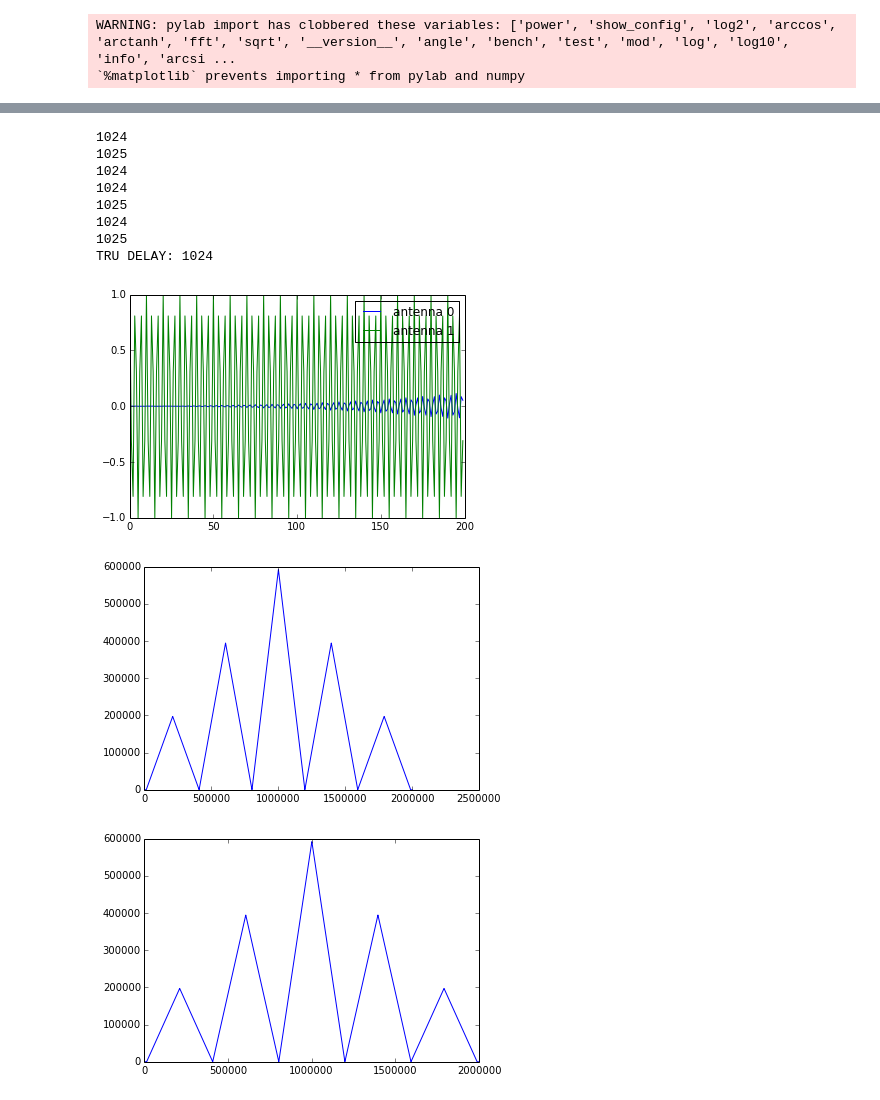
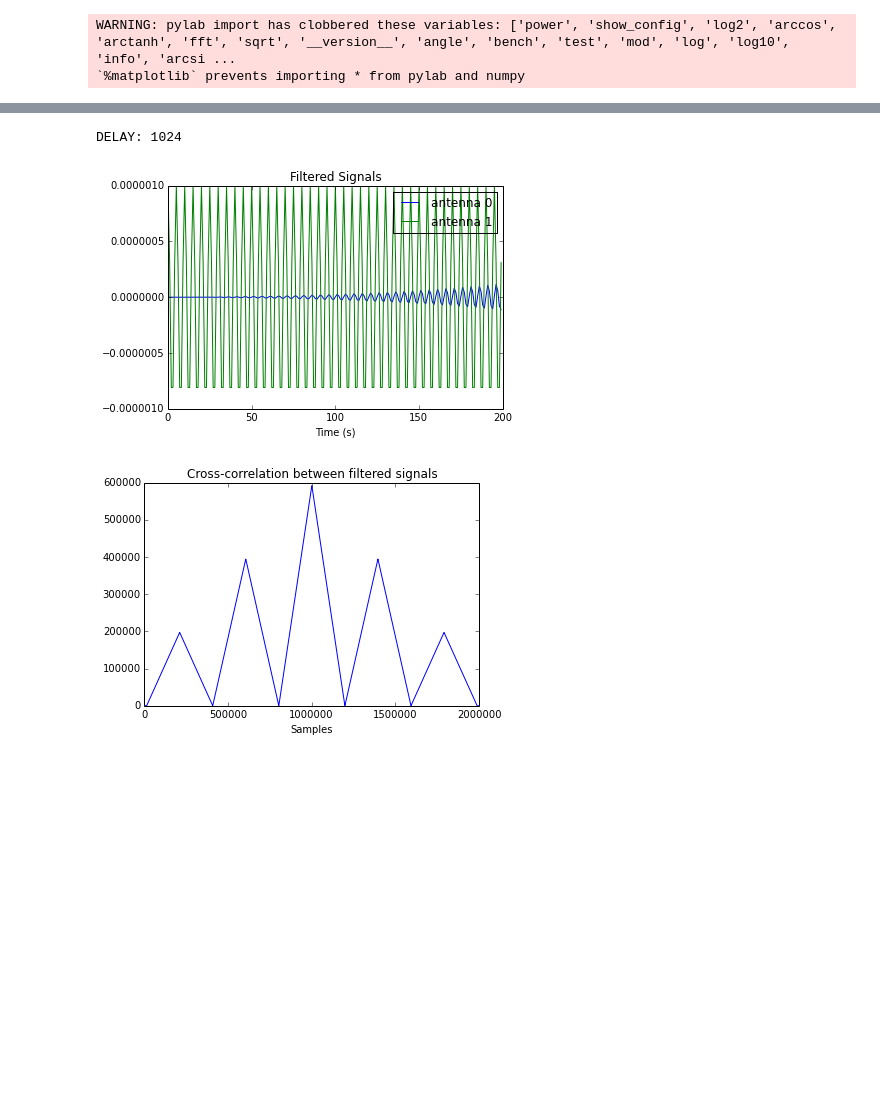
Before and after one commit to auroracramer/phasedarraylocalization, a Jupyter notebook: Simulations.ipynb, the cells around one changed output, grey strips where cells are left out. Drawn from its saved outputs; the diff is of its cells as text; code cells hidden in the pictures; blank space fills up the shorter version.

```diff
--- a/Simulations.ipynb
+++ b/Simulations.ipynb
@@ -140,21 +136,26 @@ def myspectrogram_phase_hann_ovlp(x, m, fs, fc,dbf = 60):
     return t_range, f_range, xmf
 # %%
 def iq_demod_tone(f0, n_samps, fc, fs):
+    """
+    Generates a IQ modulated tone at a given frequency.
+    """
     assert abs(f0 - fc) < fs/2
     t = np.r_[:n_samps]/fs
     return np.exp(1j*2*pi*(f0 - fc)*t)
 # %%
-fc = 145.230e6
+fc = 433.9e6
 fs = 1e6
-f0 = 145.530e6
+f0 = 434.1e6
 sec = 1 #number of seconds
 n_samples = sec * fs
-#t = np.arange(n_samples) * (1/fs)
-#sig = 3*sin(fc*t*2*pi)
-sig = iq_demod_tone(f0, n_samples, fc, fs)*((signal.square(np.arange(n_samples)/(2*pi*10000))+1)/2)
 
+# Generate the source pulse
+pulse = (signal.square(np.arange(n_samples)/(2*pi*10000))+1)/2
+sig = iq_demod_tone(f0, n_samples, fc, fs)*pulse
 
-figure()
-plt.plot(abs(sig))
+plt.figure(figsize=(16,5))
+plt.title("Magnitude of Source Signal")
+plt.xlabel("Time (s)")
+plt.plot(np.r_[:sig.size]/fs, abs(sig))
 # %% [output]
 [<matplotlib.lines.Line2D at 0x...>]
@@ -271,53 +281,44 @@ plt.plot((abs(freq0)-abs(freq1))) #[225000:275000]
 # %%
 # Calculating USB delay
 
 figure()
-plt.plot(filt_y0[1000:1200], label='antenna 0')
-plt.plot(filt_y1[1000:1200], label='antenna 1')
+plt.title("Filtered Signals")
+plt.xlabel("Time (s)")
+plt.plot(filt_y0[1000:1200]/fs, label='antenna 0')
+plt.plot(filt_y1[1000:1200]/fs, label='antenna 1')
 plt.legend()
 
-# figure()
-# plt.plot(filt_y0, label='antenna 0')
-# plt.plot(filt_y1, label='antenna 1')
-# plt.legend()
 clean_xcorr_abs = abs(signal.fftconvolve(clean_y0, np.conjugate(clean_y1)[::-1]))
 
 filt_xcorr_abs = abs(signal.fftconvolve(filt_y0, np.conjugate(filt_y1)[::-1]))
 filt_xcorr = signal.fftconvolve(filt_y0, np.conjugate(filt_y1)[::-1])
 filt_trun_xcorr_abs = abs(signal.fftconvolve(trunc_y0, np.conj(trunc_y1[::-1])))
 filt_trun_xcorr = signal.fftconvolve(trunc_y0, np.conj(trunc_y1[::-1]))
 
-figure()
-plt.plot(filt_xcorr_abs)
+#figure()
+#plt.plot(filt_xcorr_abs)
 
 figure()
+plt.title("Cross-correlation between filtered signals")
+plt.xlabel("Samples")
 plt.plot(filt_trun_xcorr_abs)
 
-orig_xcorr = signal.fftconvolve(y0, np.conjugate(y1)[::-1])
-orig_xcorr_abs = abs(signal.fftconvolve(y0, np.conjugate(y1)[::-1]))
+#orig_xcorr = signal.fftconvolve(y0, np.conjugate(y1)[::-1])
+#orig_xcorr_abs = abs(signal.fftconvolve(y0, np.conjugate(y1)[::-1]))
 
-figure()
-#plt.plot(orig_xcorr)
-plt.plot(orig_xcorr_abs)
-print np.argmax(clean_xcorr_abs) - clean_y0.size + 1
-print np.argmax(filt_xcorr)-filt_y0.size + 1
-print np.argmax(filt_xcorr_abs)-filt_y0.size + 1
-print np.argmax(filt_trun_xcorr_abs)-trunc_y0.size + 1
-print np.argmax(filt_trun_xcorr)-trunc_y0.size + 1
-print np.argmax(orig_xcorr_abs)-y0.size + 1
-print np.argmax(orig_xcorr)-y0.size + 1
+#figure()
+#plt.plot(orig_xcorr_abs)
+#print np.argmax(clean_xcorr_abs) - clean_y0.size + 1
+#print np.argmax(filt_xcorr)-filt_y0.size + 1
+#print np.argmax(filt_xcorr_abs)-filt_y0.size + 1
+#print np.argmax(filt_trun_xcorr_abs)-trunc_y0.size + 1
+#print np.argmax(filt_trun_xcorr)-trunc_y0.size + 1
+#print np.argmax(orig_xcorr_abs)-y0.size + 1
+#print np.argmax(orig_xcorr)-y0.size + 1
 
 delay = np.argmax(filt_trun_xcorr_abs) - trunc_y0.size + 1
-print "TRU DELAY: %d" % delay
+print "DELAY: %d" % delay
 # %% [output]
-1024
-1025
-1024
-1024
-1025
-1024
-1025
-TRU DELAY: 1024
+DELAY: 1024
-[figure, old version]
+[figure, new version]
-[figure, old version]
+[figure, new version]
-[figure, removed]
```
Also changed, not shown: parts of 12 cells of this notebook.
